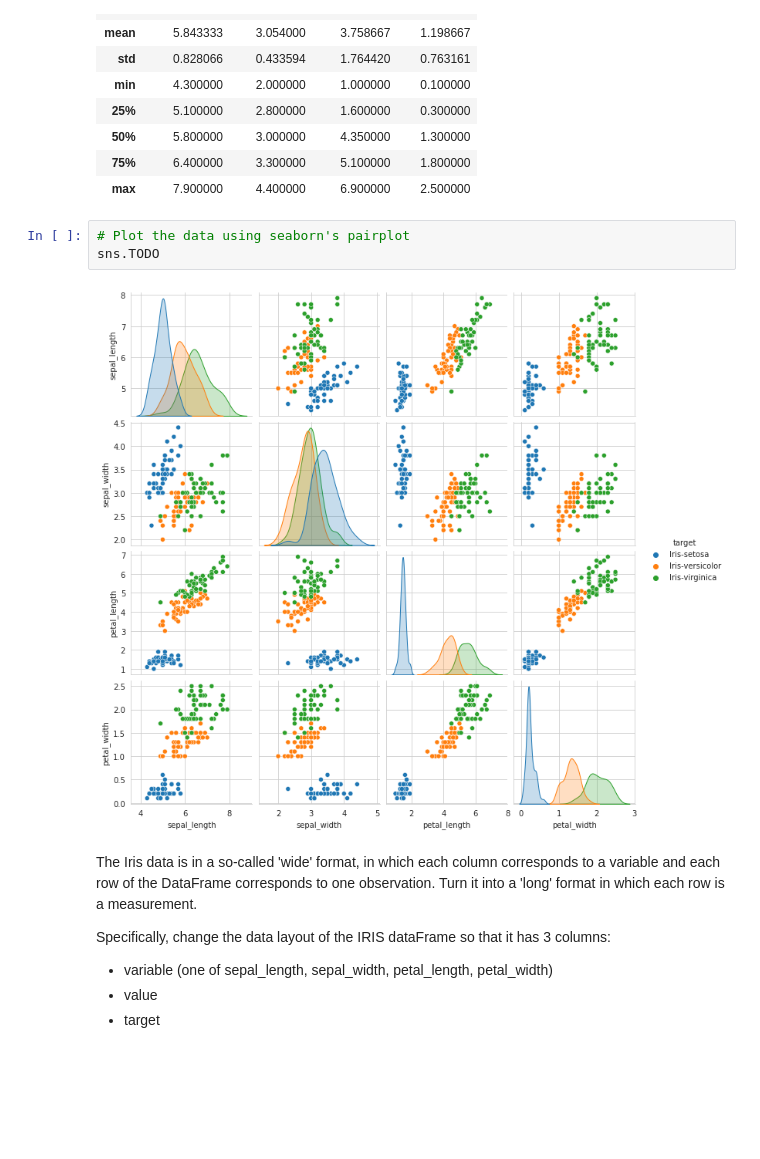
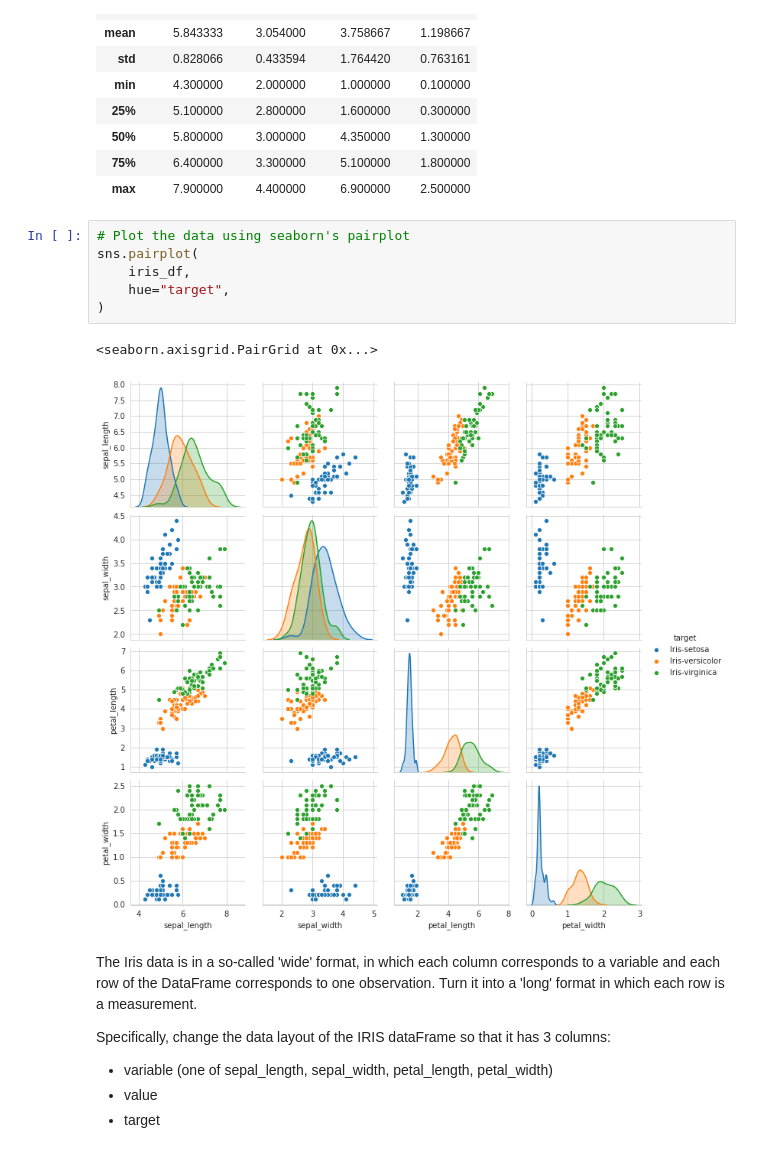
Before and after one commit to zbigos/ML2020, a Jupyter notebook: Lista1/lista1.ipynb, the cells around one changed output. Drawn from its saved outputs; the diff is of its cells as text; blank space fills up the shorter version.

```diff
--- a/Lista1/lista1.ipynb
+++ b/Lista1/lista1.ipynb
@@ -297,9 +309,13 @@ iris_df.describe()
 | max | 7.900000 | 4.400000 | 6.900000 | 2.500000 |
 # %%
 # Plot the data using seaborn's pairplot
-sns.TODO
+sns.pairplot(
+    iris_df,
+    hue="target",
+)
 # %% [output]
+<seaborn.axisgrid.PairGrid at 0x...>
-[figure, old version]
+[figure, new version]
 # %% [markdown]
 The Iris data is in a so-called 'wide' format, in which each column corresponds to a variable and each row of the DataFrame corresponds to one observation. Turn it into a 'long' format in which each row is a measurement.
 
```
Also changed, not shown: parts of 11 cells of this notebook.
